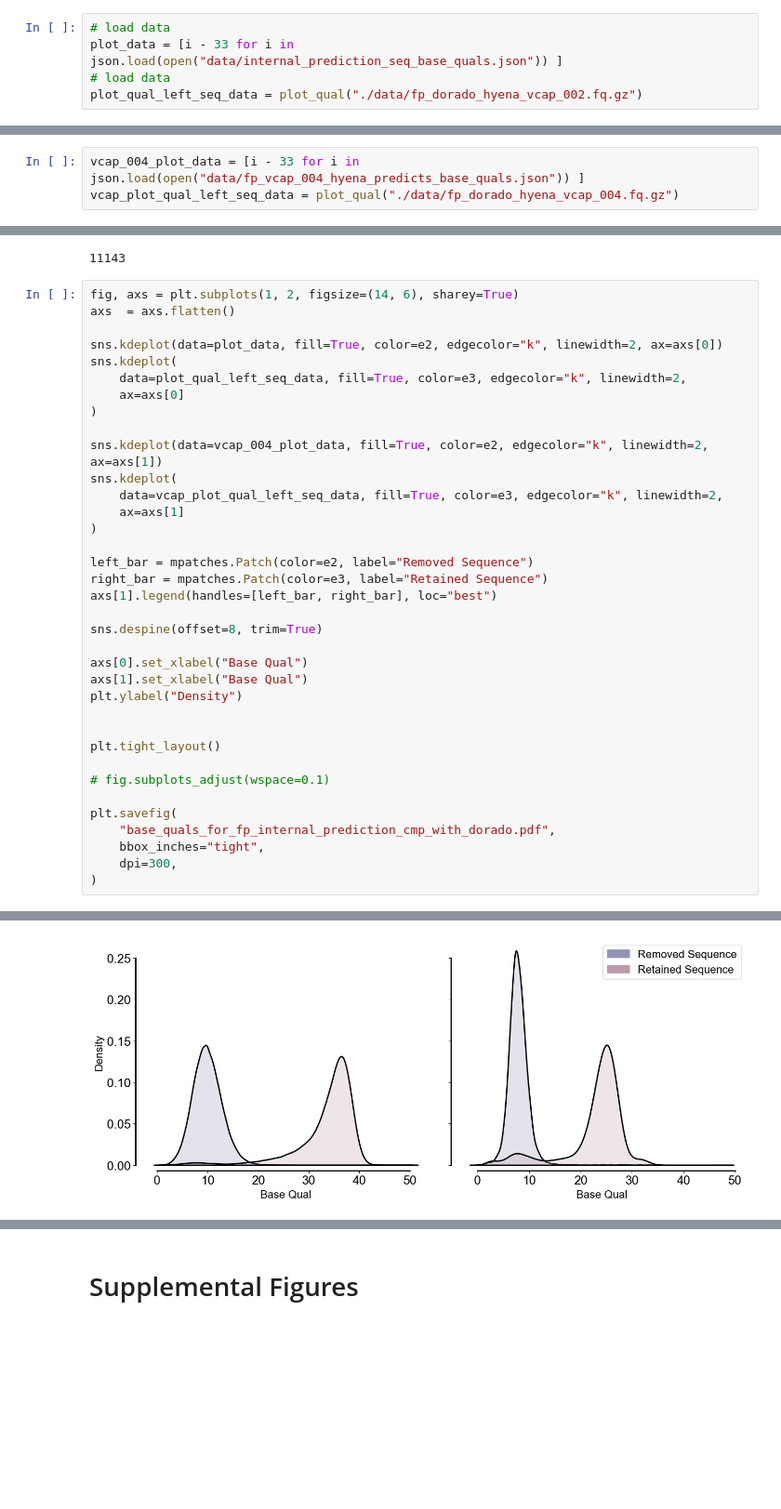
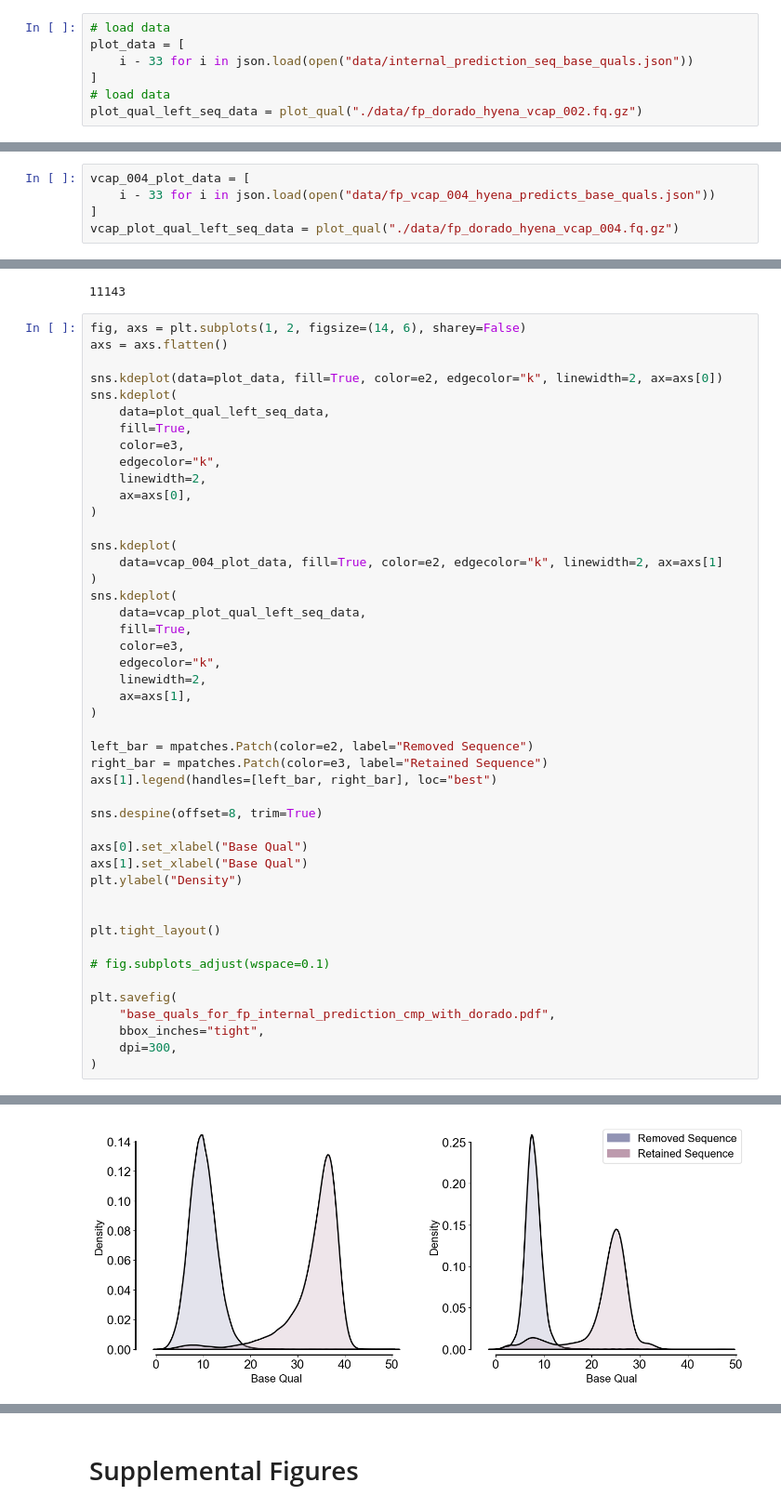
Before and after one commit to cauliyang/deepchopper-paper, a Jupyter notebook: figures/figures.ipynb, the cells around one changed output, grey strips where cells are left out. Shown at 93% size. Drawn from its saved outputs; the diff is of its cells as text; blank space fills up the shorter version.

Commit message:
Update figure 1

```diff
--- a/figures/figures.ipynb
+++ b/figures/figures.ipynb
@@ -355,7 +359,9 @@ def plot_qual(file_path):
     return quals
 # %%
 # load data
-plot_data = [i - 33 for i in json.load(open("data/internal_prediction_seq_base_quals.json")) ]
+plot_data = [
+    i - 33 for i in json.load(open("data/internal_prediction_seq_base_quals.json"))
+]
 # load data
 plot_qual_left_seq_data = plot_qual("./data/fp_dorado_hyena_vcap_002.fq.gz")
 # %%
@@ -367,7 +373,9 @@ len(plot_data)
 # %% [output]
 146580
 # %%
-vcap_004_plot_data = [i - 33 for i in json.load(open("data/fp_vcap_004_hyena_predicts_base_quals.json")) ]
+vcap_004_plot_data = [
+    i - 33 for i in json.load(open("data/fp_vcap_004_hyena_predicts_base_quals.json"))
+]
 vcap_plot_qual_left_seq_data = plot_qual("./data/fp_dorado_hyena_vcap_004.fq.gz")
 # %%
 len(vcap_plot_qual_left_seq_data)
@@ -378,48 +386,58 @@ len(vcap_004_plot_data)
 # %% [output]
 11143
 # %%
-fig, axs = plt.subplots(1, 2, figsize=(14, 6), sharey=True)
-axs  = axs.flatten()
+fig, axs = plt.subplots(1, 2, figsize=(14, 6), sharey=False)
+axs = axs.flatten()
 
 sns.kdeplot(data=plot_data, fill=True, color=e2, edgecolor="k", linewidth=2, ax=axs[0])
 sns.kdeplot(
-    data=plot_qual_left_seq_data, fill=True, color=e3, edgecolor="k", linewidth=2,
-    ax=axs[0]
+    data=plot_qual_left_seq_data,
+    fill=True,
+    color=e3,
+    edgecolor="k",
+    linewidth=2,
+    ax=axs[0],
 )
 
-sns.kdeplot(data=vcap_004_plot_data, fill=True, color=e2, edgecolor="k", linewidth=2, ax=axs[1])
 sns.kdeplot(
-    data=vcap_plot_qual_left_seq_data, fill=True, color=e3, edgecolor="k", linewidth=2,
-    ax=axs[1]
+    data=vcap_004_plot_data, fill=True, color=e2, edgecolor="k", linewidth=2, ax=axs[1]
+)
+sns.kdeplot(
+    data=vcap_plot_qual_left_seq_data,
+    fill=True,
+    color=e3,
+    edgecolor="k",
+    linewidth=2,
+    ax=axs[1],
 )
 
 left_bar = mpatches.Patch(color=e2, label="Removed Sequence")
 right_bar = mpatches.Patch(color=e3, label="Retained Sequence")
 axs[1].legend(handles=[left_bar, right_bar], loc="best")
 
 sns.despine(offset=8, trim=True)
 
 axs[0].set_xlabel("Base Qual")
 axs[1].set_xlabel("Base Qual")
 plt.ylabel("Density")
 
 
 plt.tight_layout()
 
 # fig.subplots_adjust(wspace=0.1)
 
 plt.savefig(
     "base_quals_for_fp_internal_prediction_cmp_with_dorado.pdf",
     bbox_inches="tight",
     dpi=300,
 )
 # %% [output]
 <Axes: ylabel='Density'>
 <Axes: ylabel='Density'>
 <Axes: ylabel='Density'>
 <Axes: ylabel='Density'>
 <matplotlib.legend.Legend at 0x...>
 Text(0.5, 0, 'Base Qual')
 Text(0.5, 0, 'Base Qual')
 Text(0, 0.5, 'Density')
-[figure, old version]
+[figure, new version]
```
Also changed, not shown: parts of 36 cells of this notebook, 2 other files.
